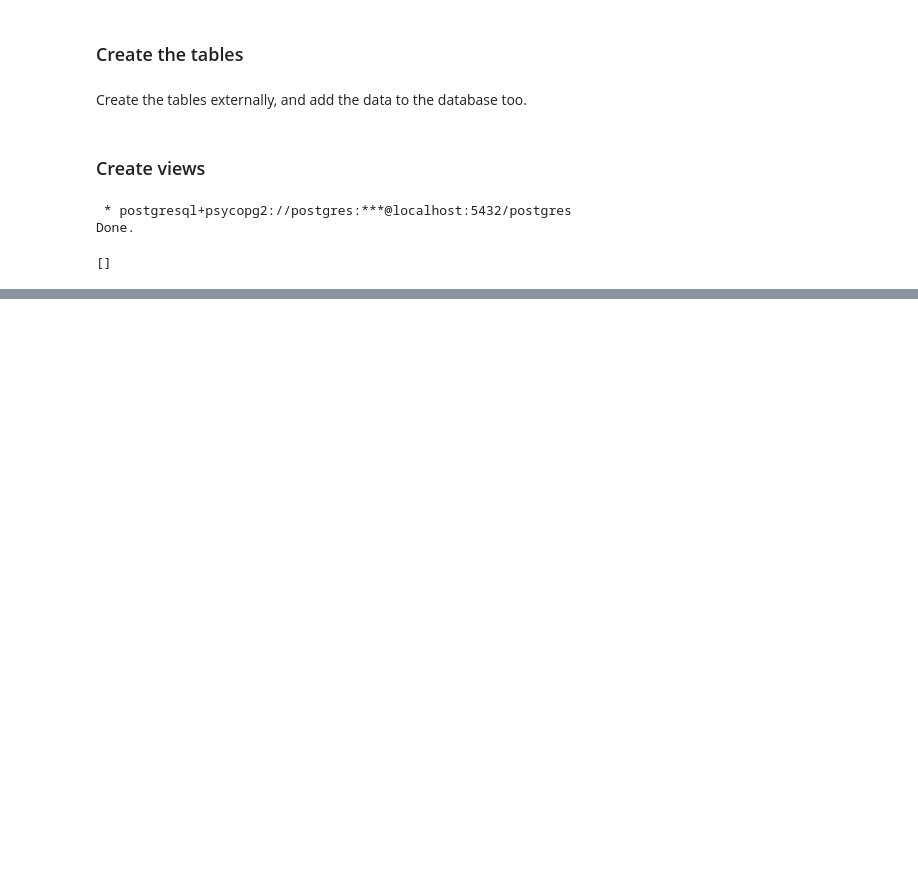
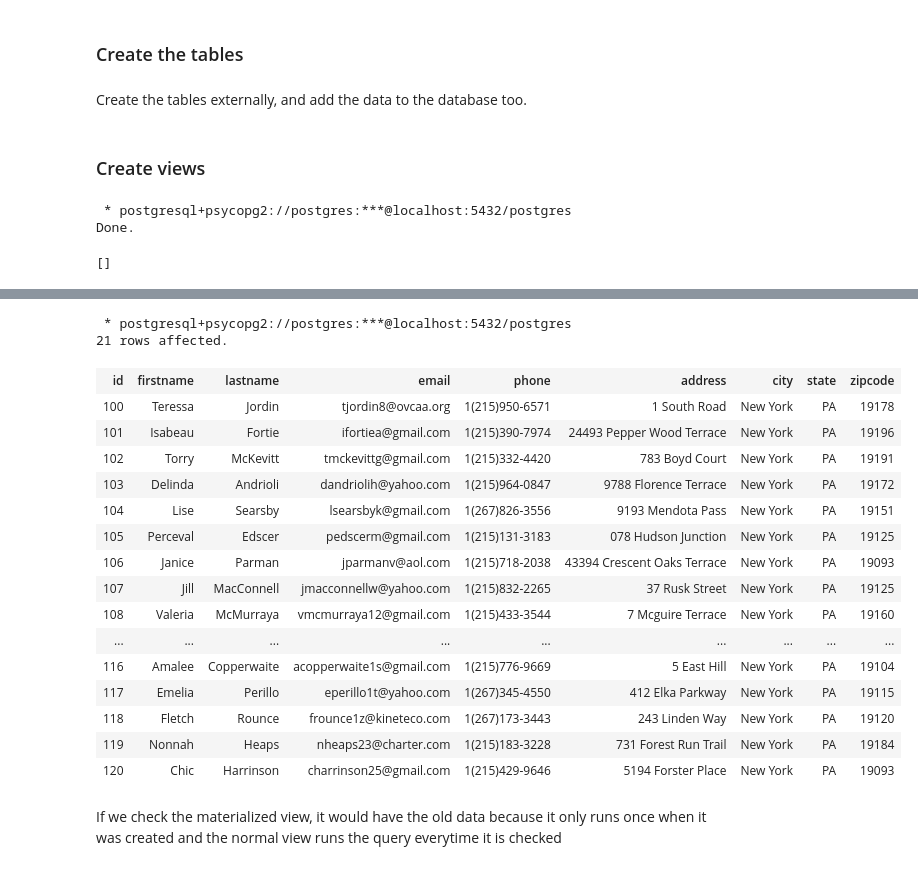
Before and after one commit to Inventrohyder/linkedin-learnig-Choosing-a-Database, a Jupyter notebook: Queries.ipynb, the cells around one changed output, grey strips where cells are left out. Cells and saved outputs as stored; diff of their text form; code cells hidden in the pictures; blank space fills up the shorter version.

```diff
--- a/Queries.ipynb
+++ b/Queries.ipynb
@@ -78,0 +129,28 @@ FROM customer_and_orders;
+# %%
+%%sql
+-- check inside the customers table
+SELECT *
+FROM customer;
+# %% [output]
+ * postgresql+psycopg2://postgres:***@localhost:5432/postgres
+21 rows affected.
+| id | firstname | lastname | email | phone | address | city | state | zipcode |
+| 100 | Teressa | Jordin | tjordin8@ovcaa.org | 1(215)950-6571 | 1 South Road | New York | PA | 19178 |
+| 101 | Isabeau | Fortie | ifortiea@gmail.com | 1(215)390-7974 | 24493 Pepper Wood Terrace | New York | PA | 19196 |
+| 102 | Torry | McKevitt | tmckevittg@gmail.com | 1(215)332-4420 | 783 Boyd Court | New York | PA | 19191 |
+| 103 | Delinda | Andrioli | dandriolih@yahoo.com | 1(215)964-0847 | 9788 Florence Terrace | New York | PA | 19172 |
+| 104 | Lise | Searsby | lsearsbyk@gmail.com | 1(267)826-3556 | 9193 Mendota Pass | New York | PA | 19151 |
+| 105 | Perceval | Edscer | pedscerm@gmail.com | 1(215)131-3183 | 078 Hudson Junction | New York | PA | 19125 |
+| 106 | Janice | Parman | jparmanv@aol.com | 1(215)718-2038 | 43394 Crescent Oaks Terrace | New York | PA | 19093 |
+| 107 | Jill | MacConnell | jmacconnellw@yahoo.com | 1(215)832-2265 | 37 Rusk Street | New York | PA | 19125 |
+| 108 | Valeria | McMurraya | vmcmurraya12@gmail.com | 1(215)433-3544 | 7 Mcguire Terrace | New York | PA | 19160 |
+| ... | ... | ... | ... | ... | ... | ... | ... | ... |
+| 116 | Amalee | Copperwaite | acopperwaite1s@gmail.com | 1(215)776-9669 | 5 East Hill | New York | PA | 19104 |
+| 117 | Emelia | Perillo | eperillo1t@yahoo.com | 1(267)345-4550 | 412 Elka Parkway | New York | PA | 19115 |
+| 118 | Fletch | Rounce | frounce1z@kineteco.com | 1(267)173-3443 | 243 Linden Way | New York | PA | 19120 |
+| 119 | Nonnah | Heaps | nheaps23@charter.com | 1(215)183-3228 | 731 Forest Run Trail | New York | PA | 19184 |
+| 120 | Chic | Harrinson | charrinson25@gmail.com | 1(215)429-9646 | 5194 Forster Place | New York | PA | 19093 |
+# %% [markdown]
+If we check the materialized view, it would have the old data
+because it only runs once when it was created
+and the normal view runs the query everytime it is checked
```
Also changed, not shown: parts of 10 cells of this notebook.
